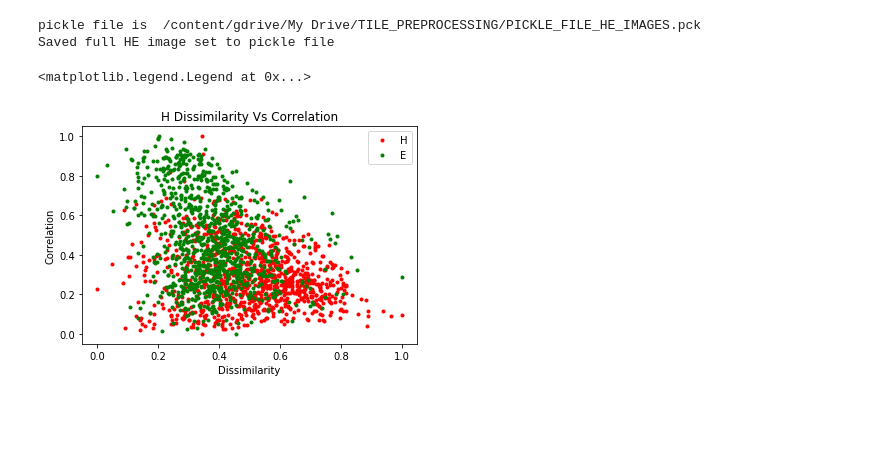
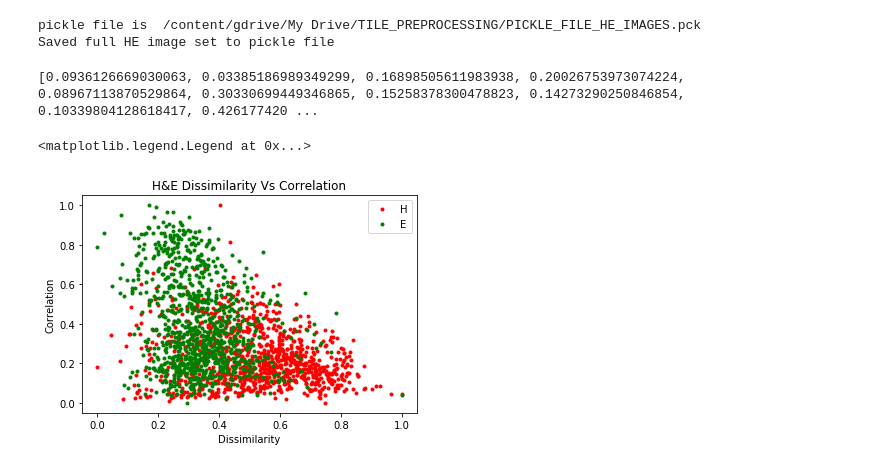
Before and after one commit to tinahuang222/NucleiSegmentation, a Jupyter notebook: PREPROCESSING/ColorConvolve.ipynb, the cells around one changed output. Drawn from its saved outputs; the diff is of its cells as text; code cells hidden in the pictures; blank space fills up the shorter version.

Commit message:
Added pickle functionality for larger data sets

```diff
--- a/PREPROCESSING/ColorConvolve.ipynb
+++ b/PREPROCESSING/ColorConvolve.ipynb
@@ -103,7 +105,7 @@ for filename in image_files:
 
 
 #resizing parameters for raw to final
-NX = 1024
+NX = 512
 NY = NX
 
 #open the images
@@ -118,7 +120,7 @@ for fcounter,filename in enumerate(image_files):
         print('Now at image # ', fcounter)
 
     image_data[fcounter] = Image.open(full_filename)
-    image_data[fcounter] = image_data[fcounter].resize((1024, 1024), Image.ANTIALIAS)
+    image_data[fcounter] = image_data[fcounter].resize((NX, NY), Image.ANTIALIAS)
 
 
 #review sample image
@@ -142,10 +144,12 @@ Now at image #  900
 '''
 Save intermediate data to a pickle file. This should save some recomputing time
 '''
+if (use_pickle == 0):
+    print('pickle file is ', pickle_file)
+    with open(pickle_file, 'wb') as f:
+        pickle.dump(image_data, f)
 
-print('pickle file is ', pickle_file)
-with open(pickle_file, 'wb') as f:
-    pickle.dump(image_data, f)
-
-print('Saved full image set to pickle file')
+    print('Saved full image set to pickle file')
+else:
+    print('skipping pickle save for image data due to pickle load')
 # %% [output]
@@ -254,6 +324,11 @@ print('Saved full HE image set to pickle file')
 # %% [output]
 pickle file is  /content/gdrive/My Drive/TILE_PREPROCESSING/PICKLE_FILE_HE_IMAGES.pck
 Saved full HE image set to pickle file
+# %%
+# Test out pickle load
+if (use_he_pickle == 1):
+    #he_pickle_file = /content/gdrive/My Drive/TILE_PREPROCESSING/PICKLE_FILE_HE_IMAGES.pck
+    deconvolved_image_h,deconvolved_image_e, image_names = pickle.load( open( he_pickle_file, "rb" ) )
 # %%
 '''
 Statistics on h and e images
@@ -266,8 +341,8 @@ Statistics on h and e images
 from skimage.feature import greycomatrix, greycoprops
 
 
-xs = []
-ys = []
+xs_h = []
+ys_h = []
 
 for fkey in deconvolved_image_h:
     glcm = greycomatrix(deconvolved_image_h[fkey],
@@ -276,8 +351,8 @@ for fkey in deconvolved_image_h:
                         levels=256,
                         symmetric=True,
                         normed=True)
-    xs.append(greycoprops(glcm, 'dissimilarity')[0, 0])
-    ys.append(greycoprops(glcm, 'correlation')[0, 0])
+    xs_h.append(greycoprops(glcm, 'dissimilarity')[0, 0])
+    ys_h.append(greycoprops(glcm, 'correlation')[0, 0])
 
 
 
@@ -294,11 +369,12 @@ for fkey in deconvolved_image_e:
     xs_e.append(greycoprops(glcm, 'dissimilarity')[0, 0])
     ys_e.append(greycoprops(glcm, 'correlation')[0, 0])
 # %%
-ymin = np.min(ys)
-ymax = np.max(ys)
+print(ys_h)
 ynew=[]
-for ii in ys:
-    ynew.append( (ii - ymin)/(ymax - ymin))
+ymin = np.min(ys_h)
+ymax = np.max(ys_h)
+for fkey in range(0,len(ys_h)):
+    ynew.append( (ys_h[fkey] - ymin)/(ymax - ymin))
 
 xmin = np.min(xs)
 xmax = np.max(xs)
@@ -308,32 +384,33 @@ for ii in xs:
 
 
 plt.figure()
 plt.plot(xnew,ynew, 'r.')
 plt.xlabel('Dissimilarity')
 plt.ylabel('Correlation')
 plt.title('H&E Dissimilarity Vs Correlation')
 
 
 #plotting E and H together requires the dissimilarity be normalized to 1
 
 ymin = np.min(ys_e)
 ymax = np.max(ys_e)
 ynew=[]
 for ii in ys_e:
     ynew.append( (ii - ymin)/(ymax - ymin))
 
 xmin = np.min(xs_e)
 xmax = np.max(xs_e)
 xnew=[]
 for ii in xs_e:
     xnew.append( (ii - xmin)/(xmax - xmin))
 
 #plt.figure()
 plt.plot(xnew,ynew, 'g.')
 plt.legend(('H','E'))
 #plt.xlabel('Dissimilarity')
 #plt.ylabel('Correlation')
 #plt.title('E Dissimilarity Vs Correlation')
 # %% [output]
-<matplotlib.legend.Legend at 0x...>
+[0.0936126669030063, 0.03385186989349299, 0.16898505611983938, 0.20026753973074224, 0.08967113870529864, 0.30330699449346865, 0.15258378300478823, 0.14273290250846854, 0.10339804128618417, 0.426177420 ...
+<matplotlib.legend.Legend at 0x...>
-[figure, old version]
+[figure, new version]
```
Also changed, not shown: parts of 9 cells of this notebook.
